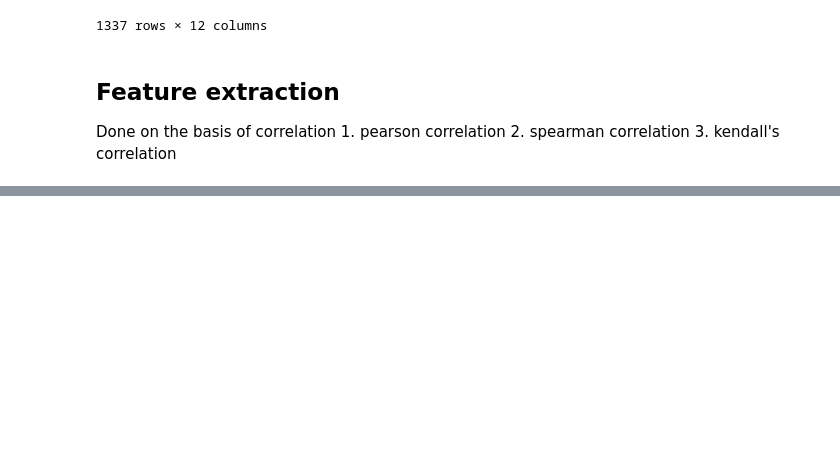
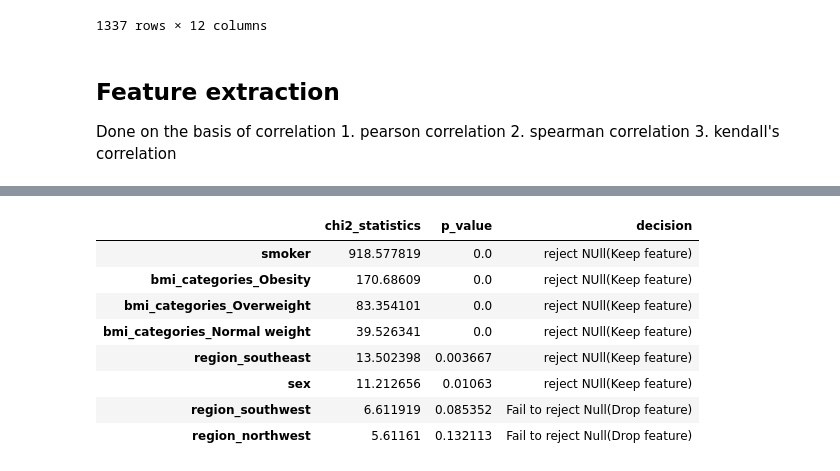
Before and after one commit to AyushamMishra/Project_1, a Jupyter notebook: insurance.ipynb, the cells around one changed output, grey strips where cells are left out. Cells and saved outputs as stored; diff of their text form; code cells hidden in the pictures; blank space fills up the shorter version.

```diff
--- a/insurance.ipynb
+++ b/insurance.ipynb
@@ -398,0 +425,38 @@ df_cleaned
+# %%
+categorical_features=[
+    'smoker','region_northwest','region_southeast','region_southwest',
+    'bmi_categories_Normal weight','bmi_categories_Overweight','bmi_categories_Obesity','sex'
+    ]
+# %%
+import pandas as pd
+from scipy.stats import chi2_contingency
+import numpy as np
+import seaborn as sns
+
+alpha=0.05
+# Equal-width bins (e.g., 4 bins)
+df_cleaned['charges_binned_equal'] = pd.cut(df_cleaned['charges'], bins=4, labels=False)
+chi2_result={}
+
+for features in categorical_features:
+    contingency_table=pd.crosstab(df_cleaned[features],df_cleaned['charges_binned_equal'])
+    chi2,p_value,dof,expecteed=chi2_contingency(contingency_table)
+    decision='reject NUll(Keep feature)'if p_value < alpha else 'Fail to reject Null(Drop feature)'
+    chi2_result[features]={
+        'chi2_statistics':chi2,
+        'p_value':p_value,
+        'decision':decision
+    }
+chi2_df=pd.DataFrame(chi2_result).T
+chi2_df=chi2_df.sort_values(by='p_value')
+chi2_df
+# %% [output]
+|  | chi2_statistics | p_value | decision |
+| smoker | 918.577819 | 0.0 | reject NUll(Keep feature) |
+| bmi_categories_Obesity | 170.68609 | 0.0 | reject NUll(Keep feature) |
+| bmi_categories_Overweight | 83.354101 | 0.0 | reject NUll(Keep feature) |
+| bmi_categories_Normal weight | 39.526341 | 0.0 | reject NUll(Keep feature) |
+| region_southeast | 13.502398 | 0.003667 | reject NUll(Keep feature) |
+| sex | 11.212656 | 0.01063 | reject NUll(Keep feature) |
+| region_southwest | 6.611919 | 0.085352 | Fail to reject Null(Drop feature) |
+| region_northwest | 5.61161 | 0.132113 | Fail to reject Null(Drop feature) |
```
Also changed, not shown: parts of 2 cells of this notebook.
